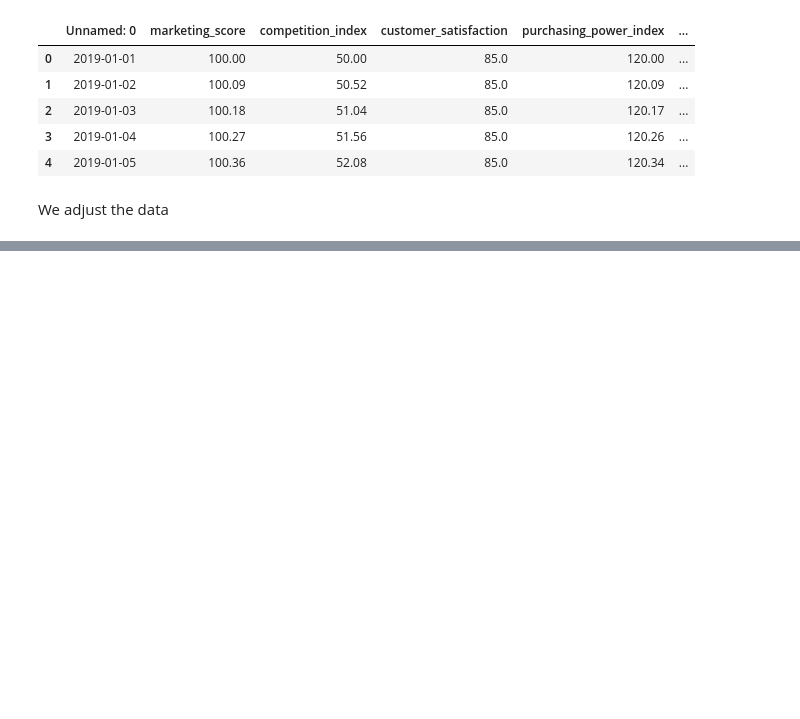
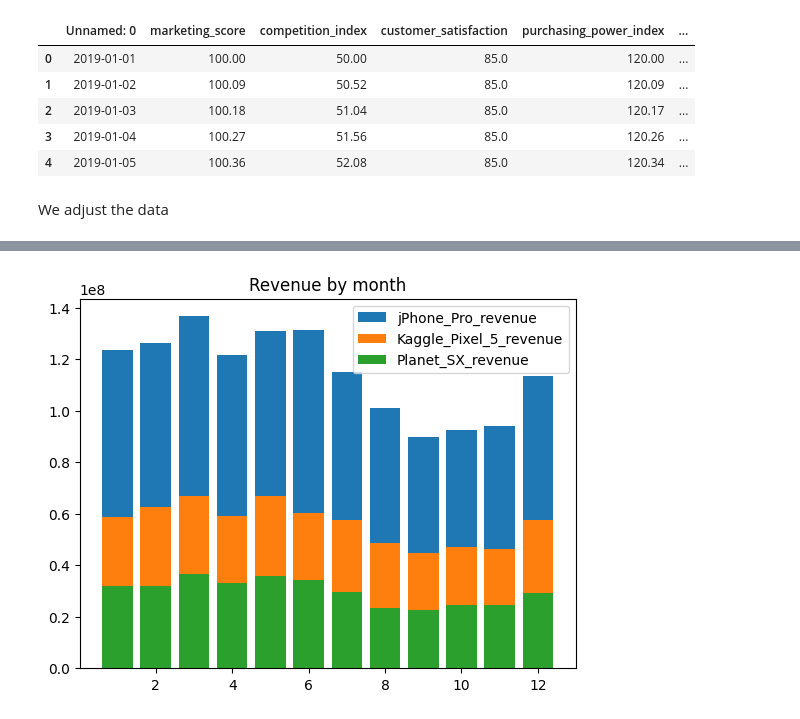
Before and after one commit to jsilvalavin/orange_test_stage, a Jupyter notebook: notebooks/exploration.ipynb, the cells around one changed output, grey strips where cells are left out. Drawn from its saved outputs; the diff is of its cells as text; code cells hidden in the pictures; blank space fills up the shorter version.

```diff
--- a/notebooks/exploration.ipynb
+++ b/notebooks/exploration.ipynb
@@ -27,0 +48,13 @@ df['date'] = pd.to_datetime(df['date'])
+# %%
+# by month
+months = df_by_date.index.month
+df_by_month = df_by_date.groupby(months).sum()
+
+# plot
+plt.bar(df_by_month.index, df_by_month[jhone], label=jhone)
+plt.bar(df_by_month.index, df_by_month[kaggle], label=kaggle)
+plt.bar(df_by_month.index, df_by_month[planet], label=planet)
+plt.legend()
+plt.title('Revenue by month');
+# %% [output]
+[figure, added]
```
Also changed, not shown: parts of 3 cells of this notebook.
